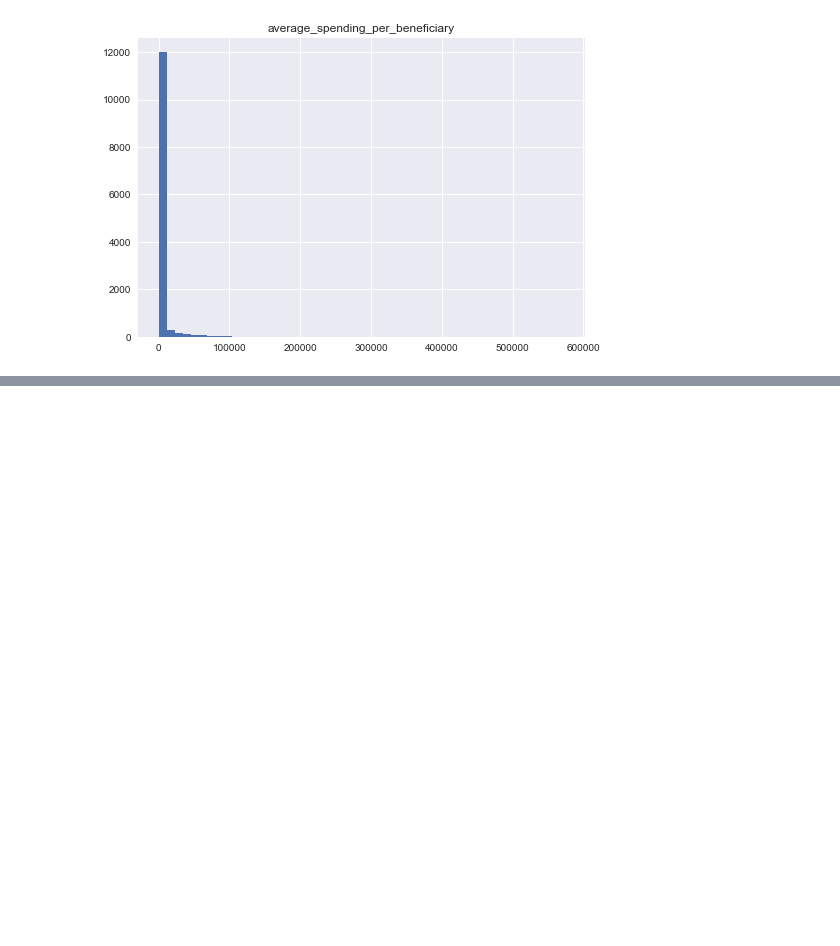
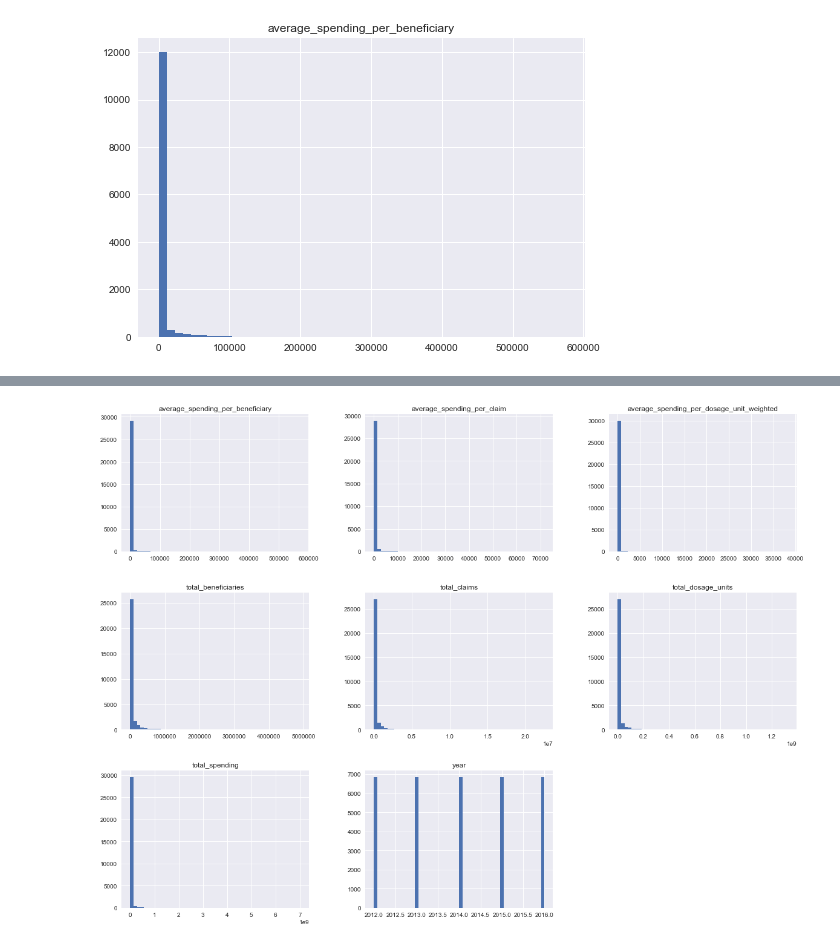
Before and after one commit to darya-akimova/medicare_spending_analysis, a Jupyter notebook: Medicare Part D Spending (2012-2016) Analysis.ipynb, the cells around one changed output, grey strips where cells are left out. Cells and saved outputs as stored; diff of their text form; code cells hidden in the pictures; blank space fills up the shorter version.

```diff
--- a/Medicare Part D Spending (2012-2016) Analysis.ipynb
+++ b/Medicare Part D Spending (2012-2016) Analysis.ipynb
@@ -387,0 +409,15 @@ plt.show()
+# %%
+spend_manufact_tidy = pd.melt(
+    frame = spend_manufact.drop(
+        ['change_in_average_spending_per_dosage_unit_2015_2016', 'annual_growth_rate_in_average_spending_per_dosage_unit_2012_2016'],
+        axis=1
+    ),
+    id_vars = ['brand_name', 'generic_name', 'manufacturer']
+)
+spend_manufact_tidy['strsplit'] = spend_manufact_tidy.variable.str.split('.')
+spend_manufact_tidy['variable'] = spend_manufact_tidy.strsplit.str.get(0)
+spend_manufact_tidy['year'] = spend_manufact_tidy.strsplit.str.get(1)
+spend_manufact_tidy = spend_manufact_tidy.drop('strsplit', axis = 1)
+spend_manufact_tidy.value = spend_manufact_tidy.value.astype(float)
+spend_manufact_tidy.year = spend_manufact_tidy.year.astype(int)
+spend_manufact_tidy.head()
@@ -387,0 +445,7 @@ plt.show()
+# %%
+spend_manufact_tidy = pd.pivot_table(spend_manufact_tidy,
+    index = ['brand_name', 'generic_name', 'manufacturer', 'year'],
+    columns = 'variable',
+    values = 'value'
+).reset_index()
+spend_manufact_tidy.describe()
@@ -387,0 +547,5 @@ plt.show()
+# %%
+spend_manufact_tidy.hist(bins=50, figsize=(20,15))
+plt.show()
+# %% [output]
+[figure, added]
```
Also changed, not shown: parts of 24 cells of this notebook.
